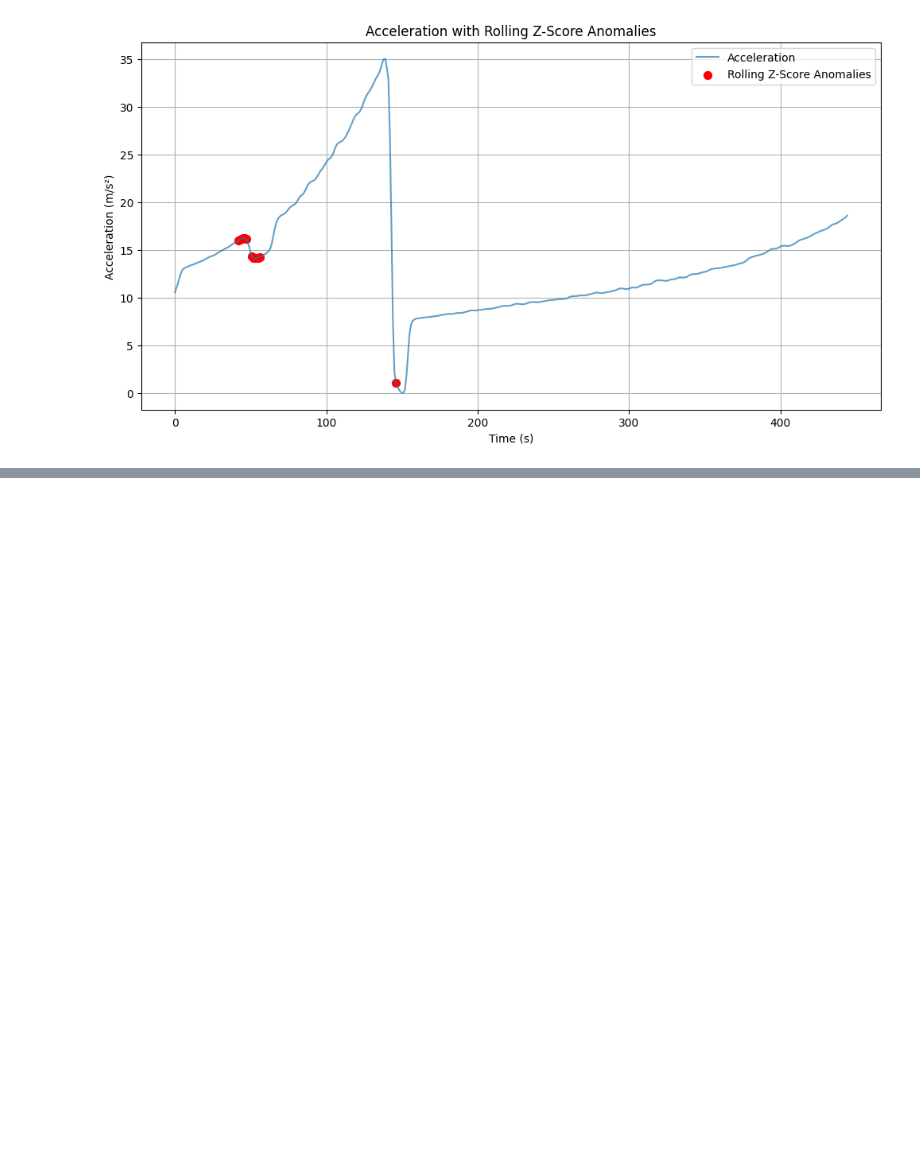
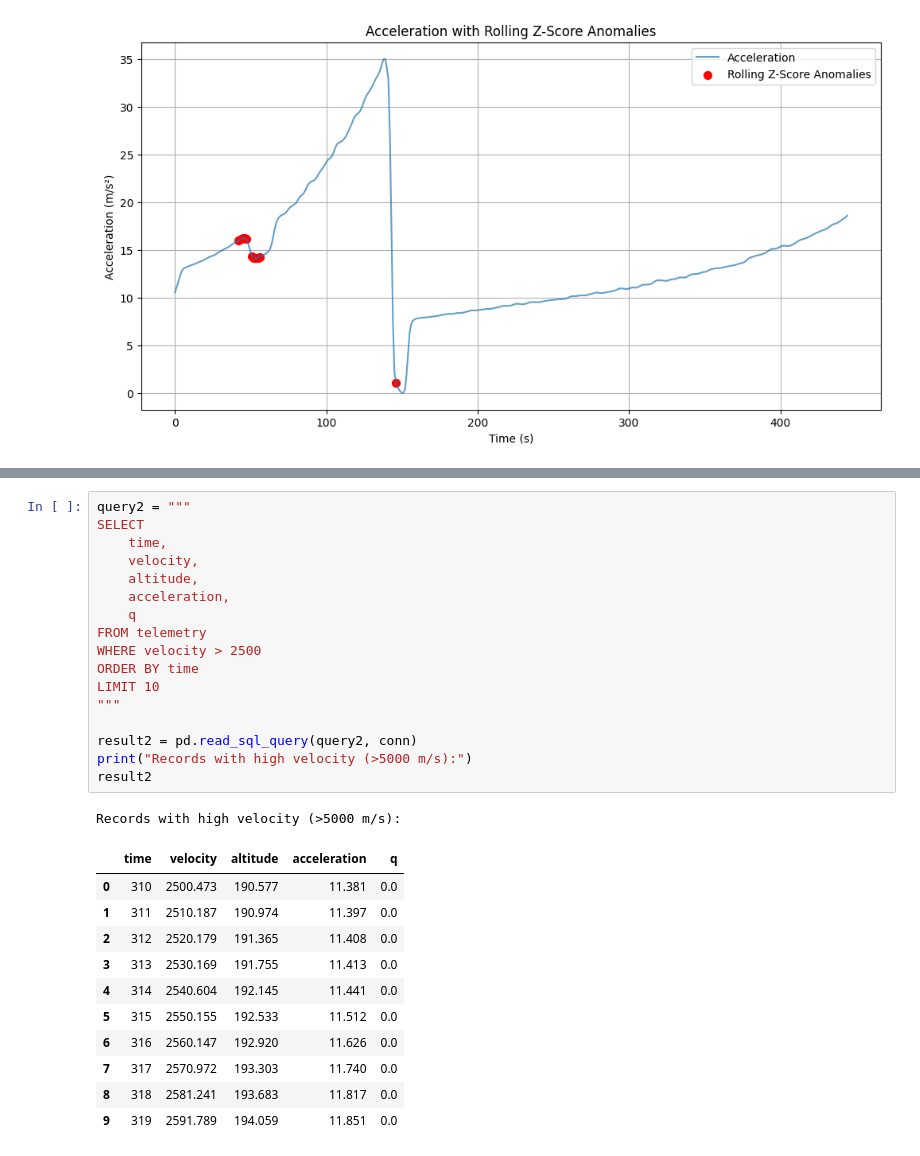
Before and after one commit to NicoCeresa/SpaceX-CRS-10-Telemetry-Analysis, a Jupyter notebook: notebooks/SpaceX_CRS_10_Telemetry.ipynb, the cells around one changed output, grey strips where cells are left out. Drawn from its saved outputs; the diff is of its cells as text; blank space fills up the shorter version.

```diff
--- a/notebooks/SpaceX_CRS_10_Telemetry.ipynb
+++ b/notebooks/SpaceX_CRS_10_Telemetry.ipynb
@@ -342,0 +384,30 @@ plt.show()
+# %%
+query2 = """
+SELECT
+    time,
+    velocity,
+    altitude,
+    acceleration,
+    q
+FROM telemetry
+WHERE velocity > 2500
+ORDER BY time
+LIMIT 10
+"""
+
+result2 = pd.read_sql_query(query2, conn)
+print("Records with high velocity (>5000 m/s):")
+result2
+# %% [output]
+Records with high velocity (>5000 m/s):
+|  | time | velocity | altitude | acceleration | q |
+| 0 | 310 | 2500.473 | 190.577 | 11.381 | 0.0 |
+| 1 | 311 | 2510.187 | 190.974 | 11.397 | 0.0 |
+| 2 | 312 | 2520.179 | 191.365 | 11.408 | 0.0 |
+| 3 | 313 | 2530.169 | 191.755 | 11.413 | 0.0 |
+| 4 | 314 | 2540.604 | 192.145 | 11.441 | 0.0 |
+| 5 | 315 | 2550.155 | 192.533 | 11.512 | 0.0 |
+| 6 | 316 | 2560.147 | 192.920 | 11.626 | 0.0 |
+| 7 | 317 | 2570.972 | 193.303 | 11.740 | 0.0 |
+| 8 | 318 | 2581.241 | 193.683 | 11.817 | 0.0 |
+| 9 | 319 | 2591.789 | 194.059 | 11.851 | 0.0 |
```
Also changed, not shown: parts of 10 cells of this notebook.
